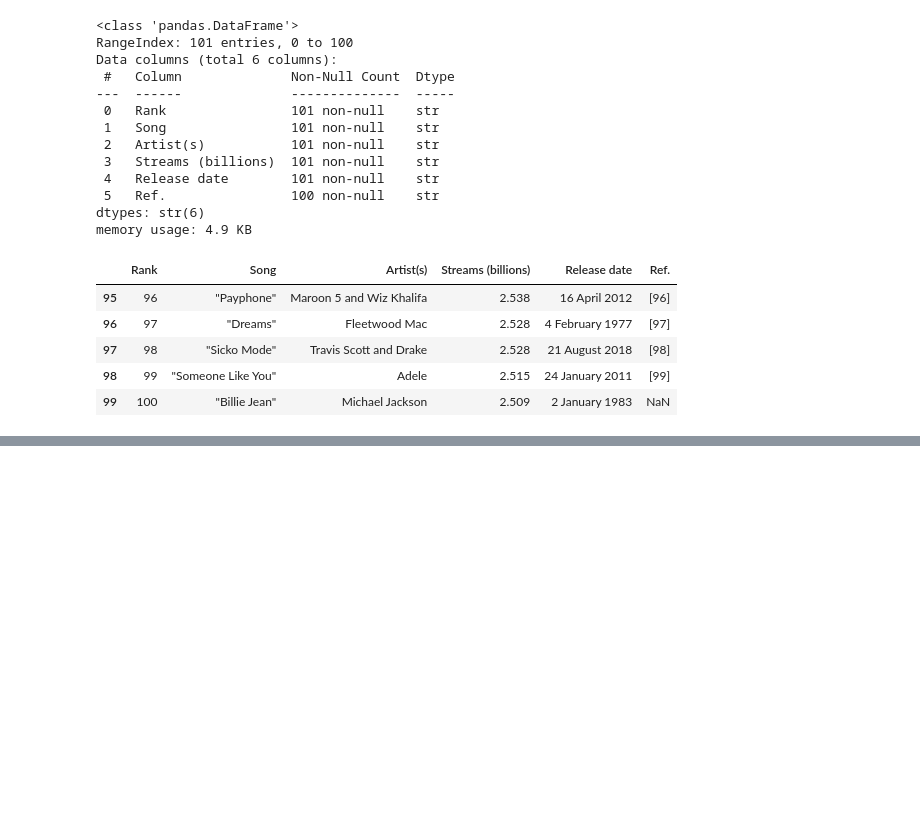
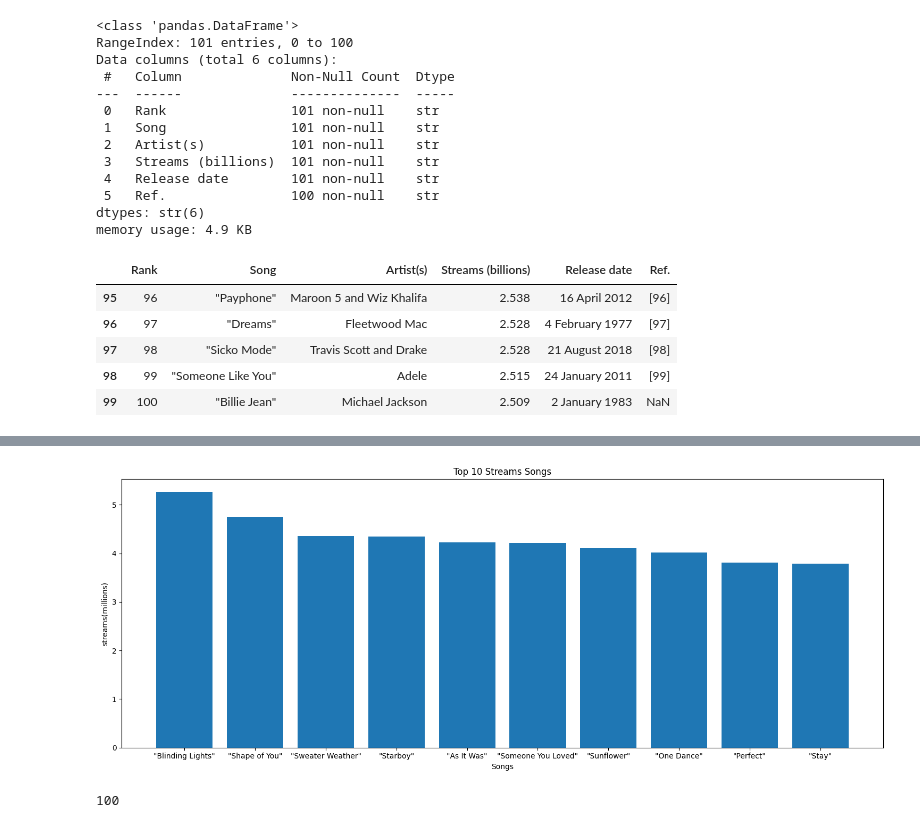
Before and after one commit to ddelgadog23/web-scraping-project-tutorial, a Jupyter notebook: src/explore.es.ipynb, the cells around one changed output, grey strips where cells are left out. Cells and saved outputs as stored; diff of their text form; code cells hidden in the pictures; blank space fills up the shorter version.

```diff
--- a/src/explore.es.ipynb
+++ b/src/explore.es.ipynb
@@ -89,6 +89,7 @@ ranking.tail()
 | 99 | 100 | "Billie Jean" | Michael Jackson | 2.509 | 2 January 1983 | NaN |
 # %%
 ranking['Rank'] = ranking['Rank'].astype(int)
+ranking['Streams (billions)'] = ranking['Streams (billions)'].astype(float)
 ranking.info()
 # %% [output]
 <class 'pandas.DataFrame'>
@@ -106 +107,6 @@ dtypes: int64(1), str(5)
 memory usage: 4.8 KB
+# %%
+# Visualizacion con el top 10
+
+top10 = ranking.nlargest(10,'Streams (billions)')
+top10
@@ -106,0 +125,18 @@ memory usage: 4.8 KB
+# %%
+plt.figure(figsize=(15,6))
+
+plt.bar(top10['Song'],top10['Streams (billions)'])
+plt.title('Top 10 Streams Songs')
+plt.xlabel('Songs')
+plt.ylabel('streams(millions)')
+plt.tight_layout()
+plt.show()
+# %% [output]
+[figure, added]
+# %%
+# Almacenamos los datos en SQLite
+
+conn = sqlite3.connect('Canciones')
+ranking.to_sql('top',conn,if_exists='replace',index=False)
+# %% [output]
+100
```
Also changed, not shown: parts of 2 cells of this notebook, 1 other file.
